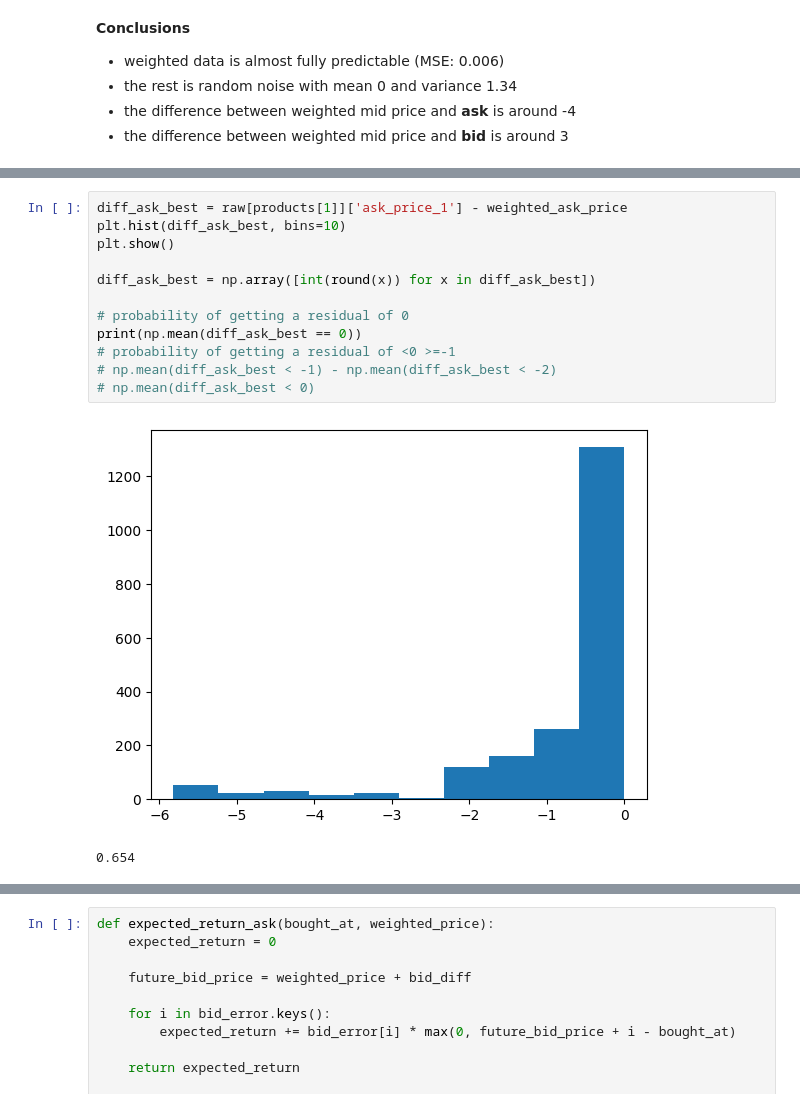
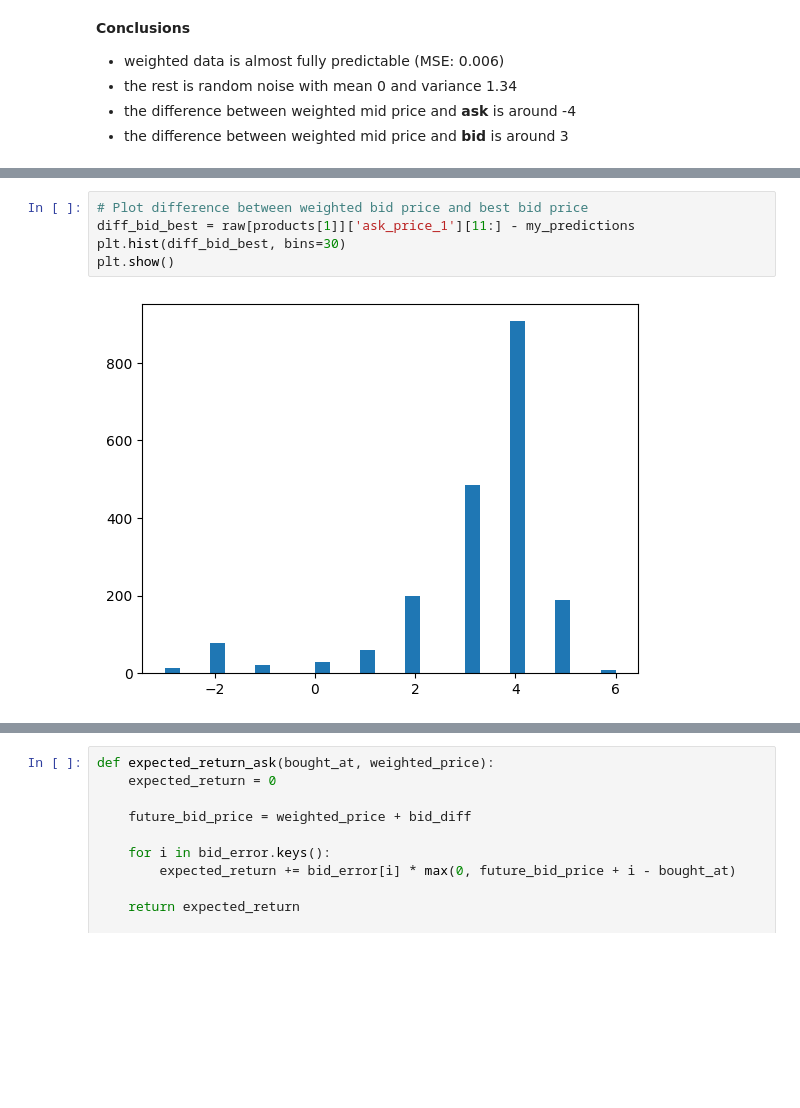
Before and after one commit to levladiator/Prosperity, a Jupyter notebook: src/forecaster-STARFRUIT.ipynb, the cells around one changed output, grey strips where cells are left out. Drawn from its saved outputs; the diff is of its cells as text; blank space fills up the shorter version.

```diff
--- a/src/forecaster-STARFRUIT.ipynb
+++ b/src/forecaster-STARFRUIT.ipynb
@@ -339,18 +340,10 @@ plt.show()
 # %%
-diff_ask_best = raw[products[1]]['ask_price_1'] - weighted_ask_price
-plt.hist(diff_ask_best, bins=10)
+# Plot difference between weighted bid price and best bid price
+diff_bid_best = raw[products[1]]['ask_price_1'][11:] - my_predictions
+plt.hist(diff_bid_best, bins=30)
 plt.show()
-
-diff_ask_best = np.array([int(round(x)) for x in diff_ask_best])
-
-# probability of getting a residual of 0
-print(np.mean(diff_ask_best == 0))
-# probability of getting a residual of <0 >=-1
-# np.mean(diff_ask_best < -1) - np.mean(diff_ask_best < -2)
-# np.mean(diff_ask_best < 0)
 # %% [output]
-[figure, old version]
+[figure, new version]
-0.654
 # %%
 diff_bid_best = raw[products[1]]['bid_price_1'] - weighted_bid_price
 plt.hist(diff_bid_best, bins=10)
```
Also changed, not shown: parts of 8 cells of this notebook, 1 other file.
